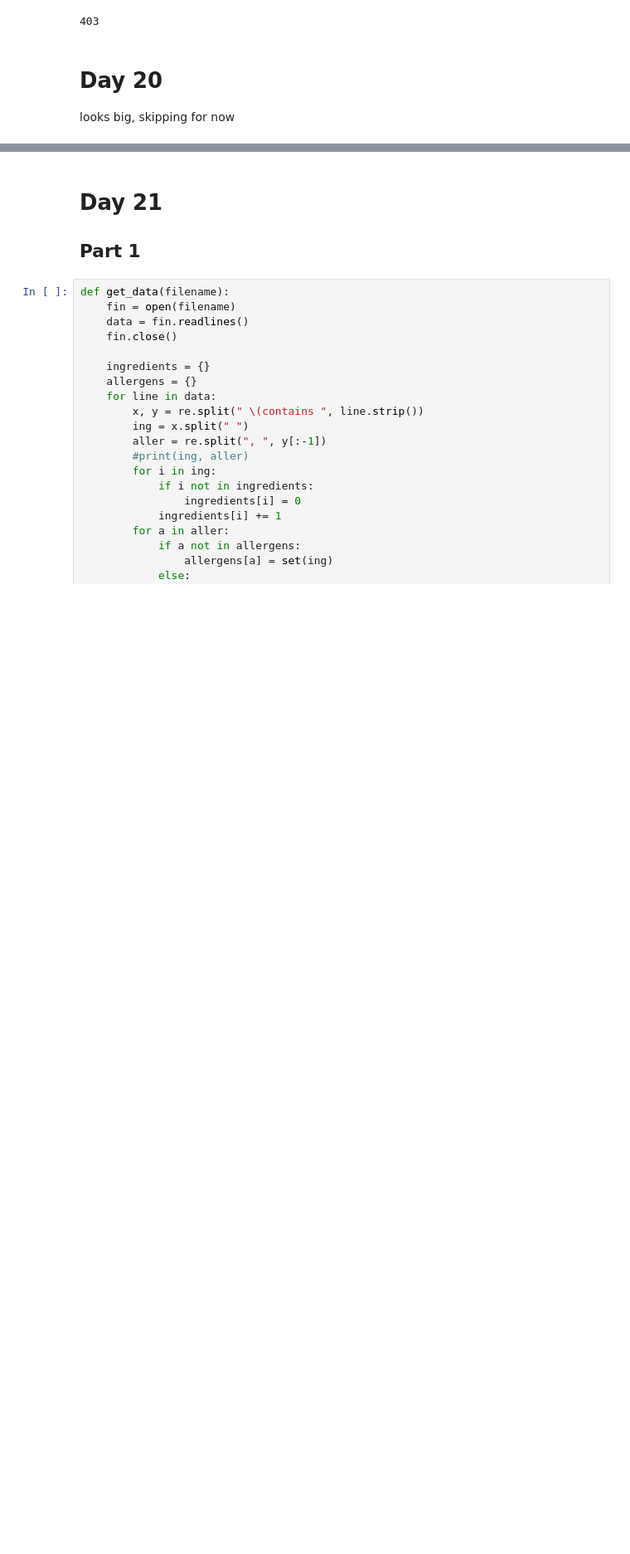
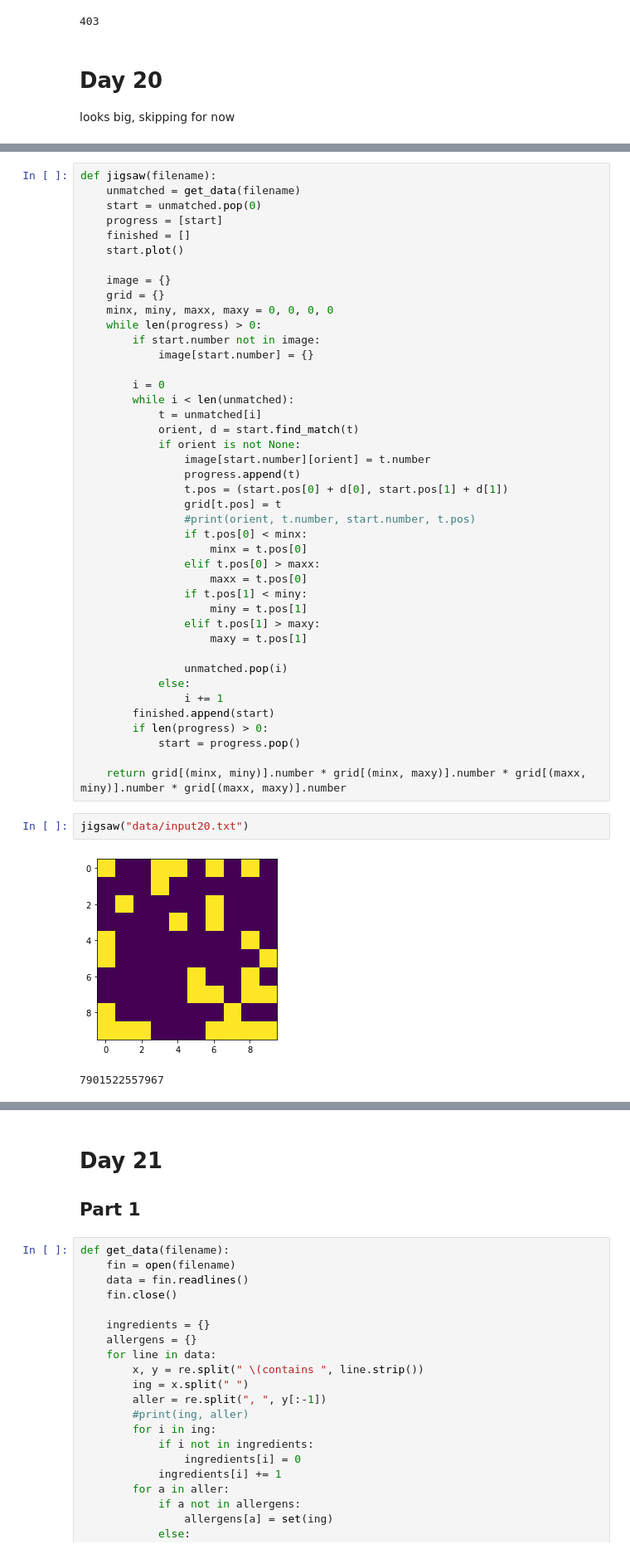
Before and after one commit to mgoadric/AdventOfCode, a Jupyter notebook: 2020/Advent of Code 2020 Solutions.ipynb, the cells around one changed output, grey strips where cells are left out. Shown at 83% size. Saved outputs shown, nothing was run; the diff lists cells and outputs as text; blank space fills up the shorter version.

```diff
--- a/2020/Advent of Code 2020 Solutions.ipynb
+++ b/2020/Advent of Code 2020 Solutions.ipynb
@@ -3683,0 +3750,47 @@ looks big, skipping for now
+# %%
+def jigsaw(filename):
+    unmatched = get_data(filename)
+    start = unmatched.pop(0)
+    progress = [start]
+    finished = []
+    start.plot()
+
+    image = {}
+    grid = {}
+    minx, miny, maxx, maxy = 0, 0, 0, 0
+    while len(progress) > 0:
+        if start.number not in image:
+            image[start.number] = {}
+
+        i = 0
+        while i < len(unmatched):
+            t = unmatched[i]
+            orient, d = start.find_match(t)
+            if orient is not None:
+                image[start.number][orient] = t.number
+                progress.append(t)
+                t.pos = (start.pos[0] + d[0], start.pos[1] + d[1])
+                grid[t.pos] = t
+                #print(orient, t.number, start.number, t.pos)
+                if t.pos[0] < minx:
+                    minx = t.pos[0]
+                elif t.pos[0] > maxx:
+                    maxx = t.pos[0]
+                if t.pos[1] < miny:
+                    miny = t.pos[1]
+                elif t.pos[1] > maxy:
+                    maxy = t.pos[1]
+
+                unmatched.pop(i)
+            else:
+                i += 1
+        finished.append(start)
+        if len(progress) > 0:
+            start = progress.pop()
+
+    return grid[(minx, miny)].number * grid[(minx, maxy)].number * grid[(maxx, miny)].number * grid[(maxx, maxy)].number
+# %%
+jigsaw("data/input20.txt")
+# %% [output]
+[figure, added]
+7901522557967
```
Also changed, not shown: parts of 12 cells of this notebook, 3 other files.
